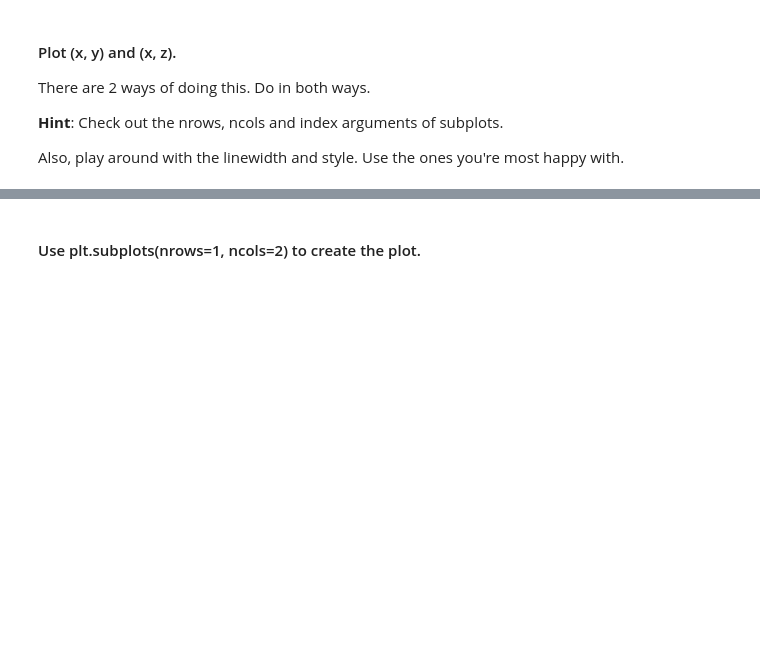
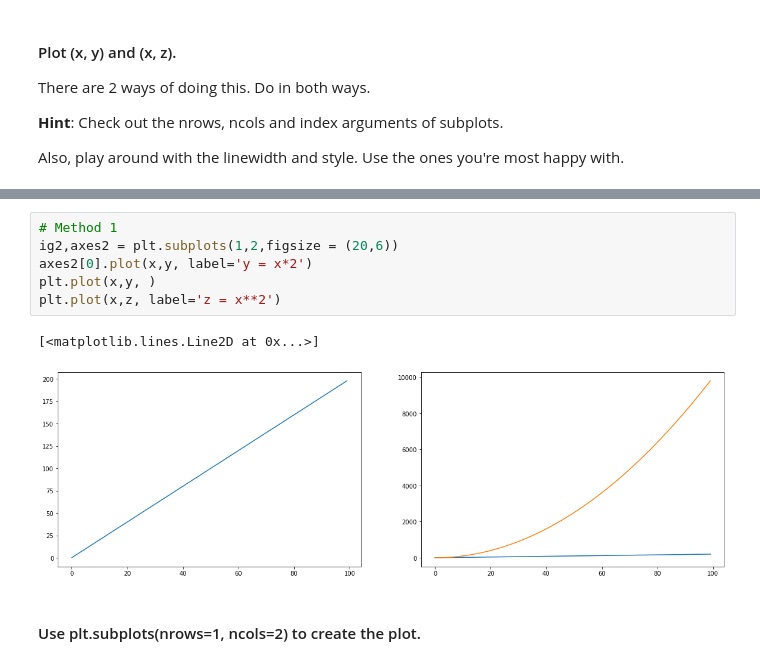
Before and after one commit to ta-data-remote/lab-matplotlib-seaborn, a Jupyter notebook: your-code/mainmatplot.ipynb, the cells around one changed output, grey strips where cells are left out. Drawn from its saved outputs; the diff is of its cells as text; blank space fills up the shorter version.

```diff
--- a/your-code/main.ipynb
+++ b/your-code/mainmatplot.ipynb
@@ -26,2 +27,11 @@ Also, play around with the linewidth and style. Use the ones you're most happy w
+# %%
+# Method 1
+ig2,axes2 = plt.subplots(1,2,figsize = (20,6))
+axes2[0].plot(x,y, label='y = x*2')
+plt.plot(x,y, )
+plt.plot(x,z, label='z = x**2')
+# %% [output]
+[<matplotlib.lines.Line2D at 0x...>]
+[figure, added]
 # %% [markdown]
 #### Use plt.subplots(nrows=1, ncols=2) to create the plot.
```
Also changed, not shown: parts of 96 cells of this notebook.
